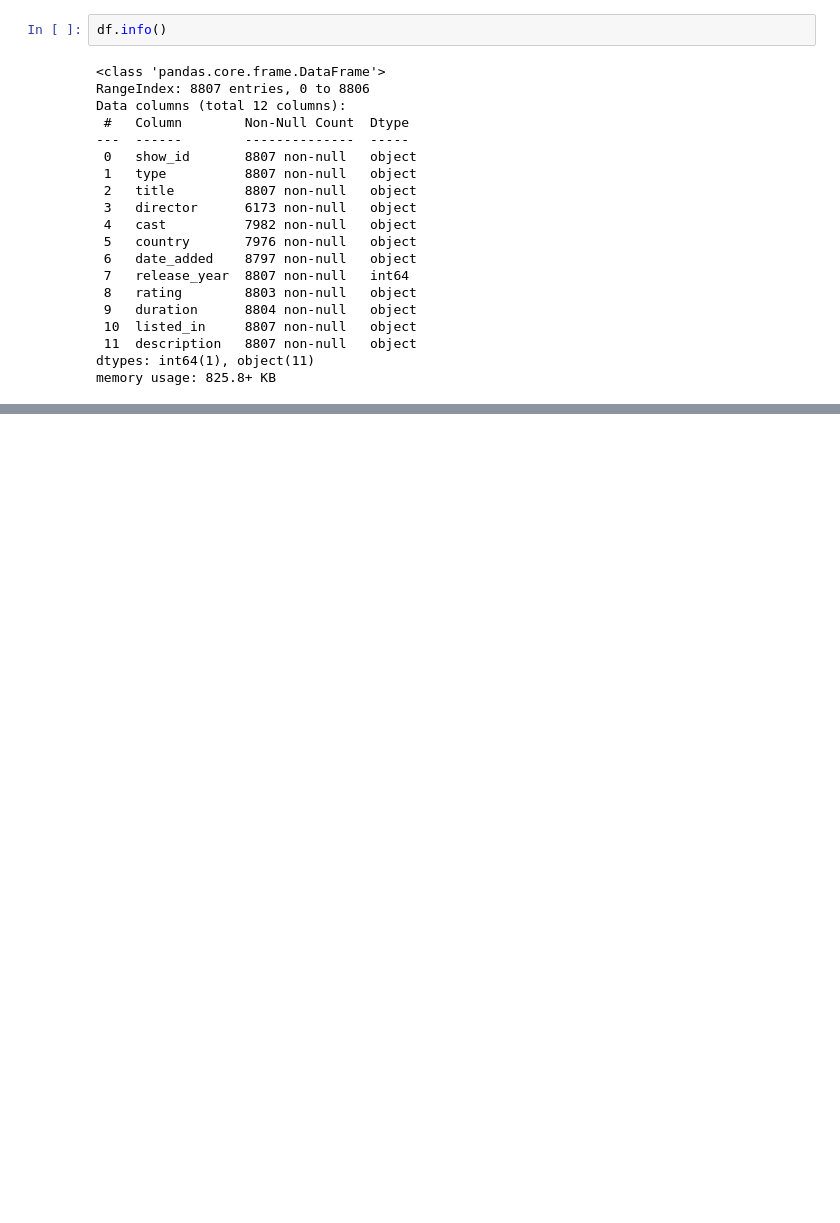
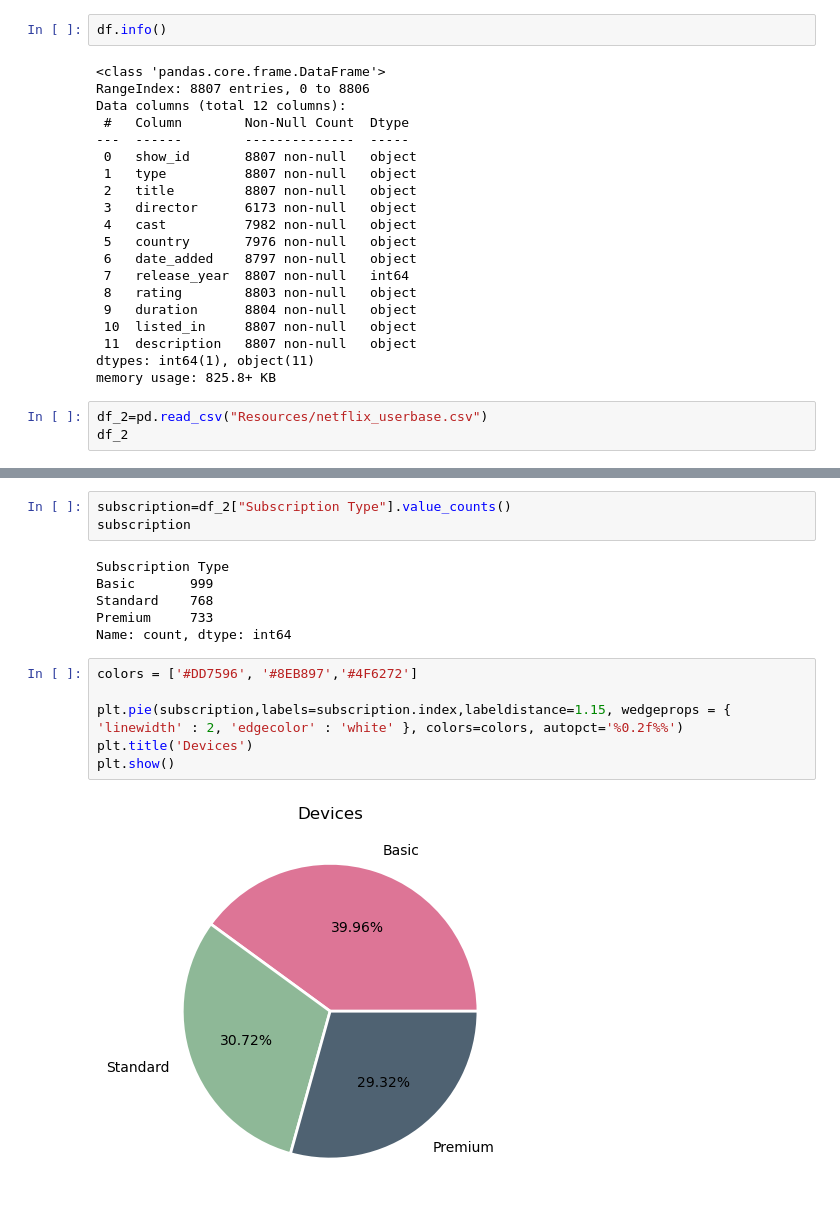
Before and after one commit to vkoledin/Project_3, a Jupyter notebook: starter_code.ipynb, the cells around one changed output, grey strips where cells are left out. Saved outputs shown, nothing was run; the diff lists cells and outputs as text; blank space fills up the shorter version.

```diff
--- a/starter_code.ipynb
+++ b/starter_code.ipynb
@@ -50,3 +50,6 @@ Data columns (total 12 columns):
  11  description   8807 non-null   object
 dtypes: int64(1), object(11)
 memory usage: 825.8+ KB
+# %%
+df_2=pd.read_csv("Resources/netflix_userbase.csv")
+df_2
@@ -67,0 +102,17 @@ df.head()
+# %%
+subscription=df_2["Subscription Type"].value_counts()
+subscription
+# %% [output]
+Subscription Type
+Basic       999
+Standard    768
+Premium     733
+Name: count, dtype: int64
+# %%
+colors = ['#DD7596', '#8EB897','#4F6272']
+
+plt.pie(subscription,labels=subscription.index,labeldistance=1.15, wedgeprops = { 'linewidth' : 2, 'edgecolor' : 'white' }, colors=colors, autopct='%0.2f%%')
+plt.title('Devices')
+plt.show()
+# %% [output]
+[figure, added]
```
Also changed, not shown: parts of 10 cells of this notebook, 2 other files.
